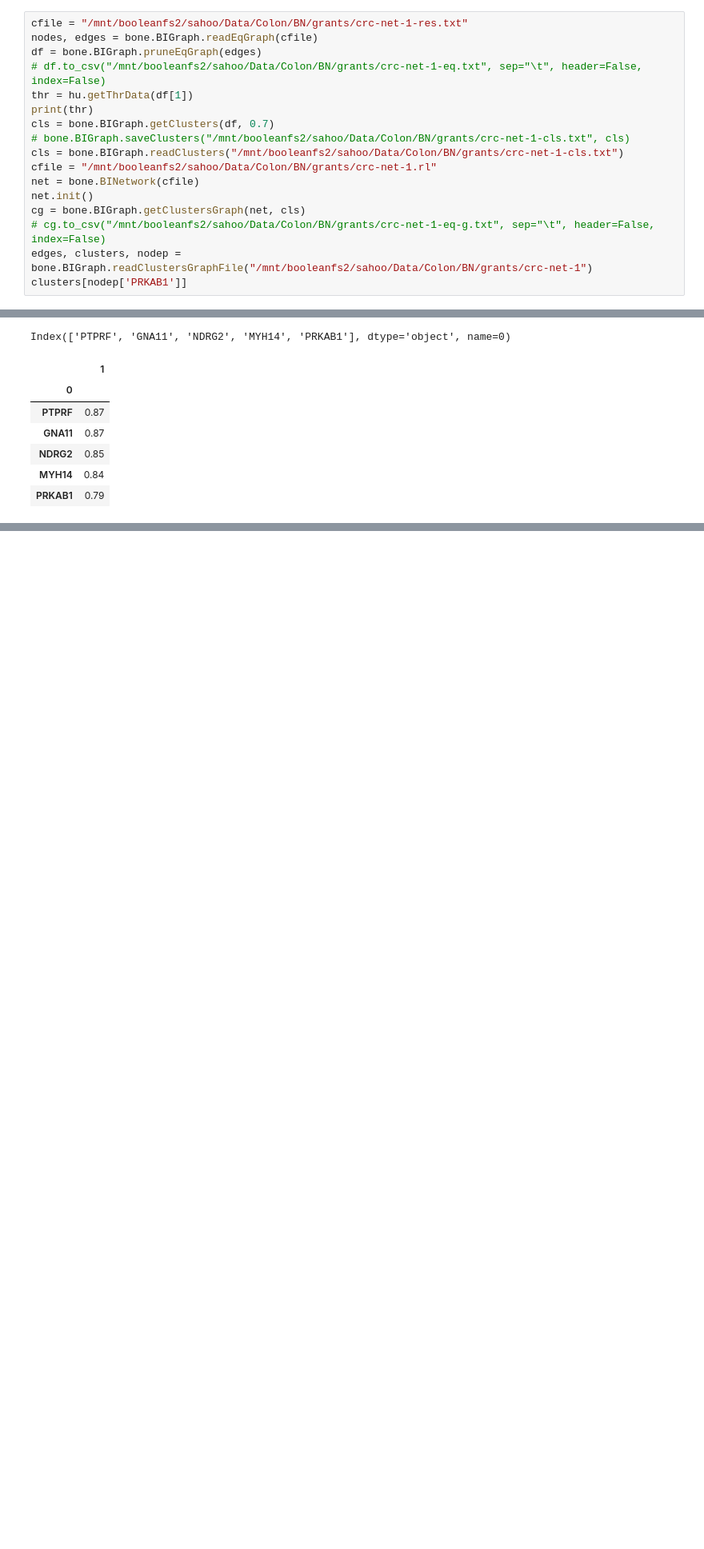
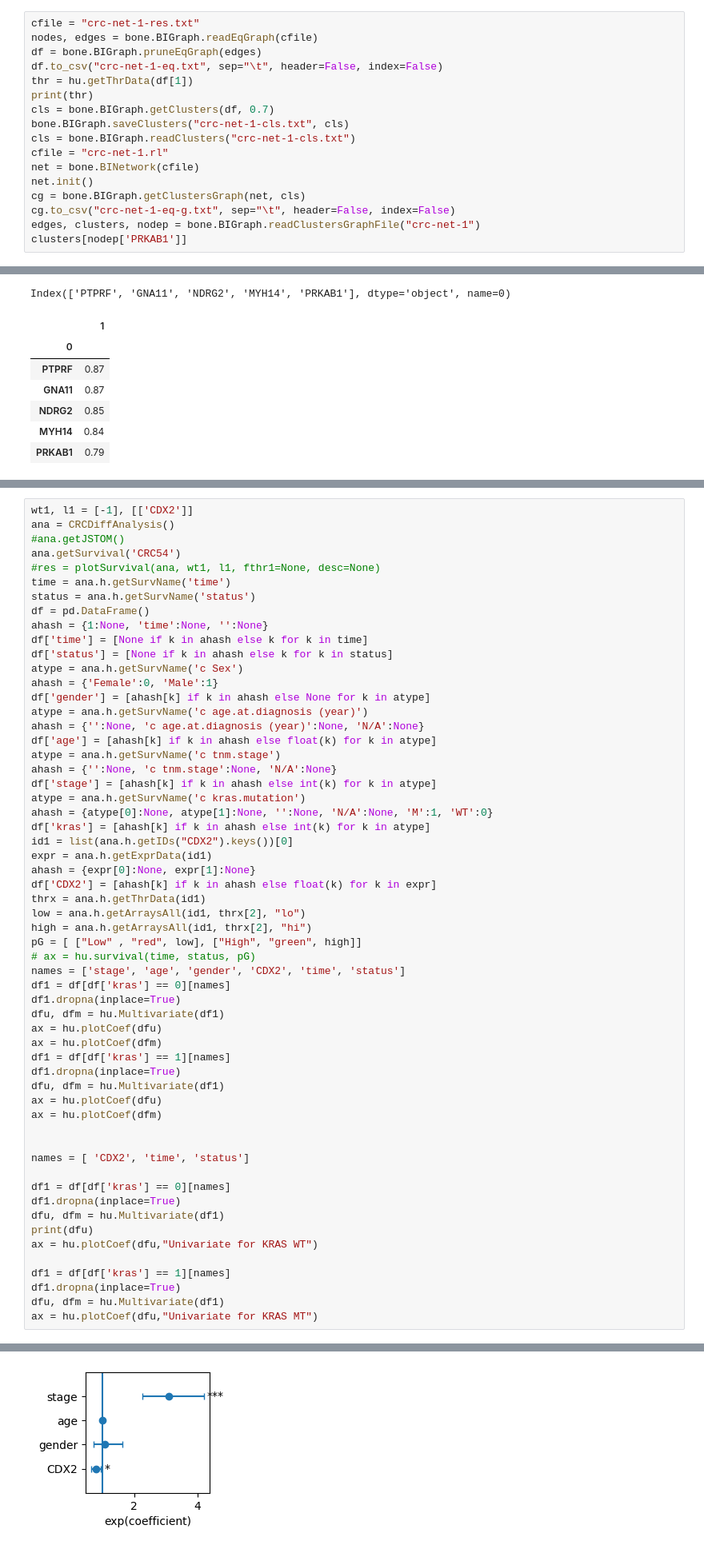
Before and after one commit to sahoo00/BoNE, a Jupyter notebook: Prodiff/Prodiff-Paper.ipynb, the cells around one changed output, grey strips where cells are left out. Shown at 80% size. Saved outputs shown, nothing was run; the diff lists cells and outputs as text; blank space fills up the shorter version.

```diff
--- a/Prodiff/Prodiff-Paper.ipynb
+++ b/Prodiff/Prodiff-Paper.ipynb
@@ -155,21 +155,21 @@ class CRCDiffAnalysis(bone.IBDAnalysis):
         self.initData(atype, atypes, ahash)
         return
 # %%
-cfile = "/mnt/booleanfs2/sahoo/Data/Colon/BN/grants/crc-net-1-res.txt"
+cfile = "crc-net-1-res.txt"
 nodes, edges = bone.BIGraph.readEqGraph(cfile)
 df = bone.BIGraph.pruneEqGraph(edges)
-# df.to_csv("/mnt/booleanfs2/sahoo/Data/Colon/BN/grants/crc-net-1-eq.txt", sep="\t", header=False, index=False)
+df.to_csv("crc-net-1-eq.txt", sep="\t", header=False, index=False)
 thr = hu.getThrData(df[1])
 print(thr)
 cls = bone.BIGraph.getClusters(df, 0.7)
-# bone.BIGraph.saveClusters("/mnt/booleanfs2/sahoo/Data/Colon/BN/grants/crc-net-1-cls.txt", cls)
-cls = bone.BIGraph.readClusters("/mnt/booleanfs2/sahoo/Data/Colon/BN/grants/crc-net-1-cls.txt")
-cfile = "/mnt/booleanfs2/sahoo/Data/Colon/BN/grants/crc-net-1.rl"
+bone.BIGraph.saveClusters("crc-net-1-cls.txt", cls)
+cls = bone.BIGraph.readClusters("crc-net-1-cls.txt")
+cfile = "crc-net-1.rl"
 net = bone.BINetwork(cfile)
 net.init()
 cg = bone.BIGraph.getClustersGraph(net, cls)
-# cg.to_csv("/mnt/booleanfs2/sahoo/Data/Colon/BN/grants/crc-net-1-eq-g.txt", sep="\t", header=False, index=False)
-edges, clusters, nodep = bone.BIGraph.readClustersGraphFile("/mnt/booleanfs2/sahoo/Data/Colon/BN/grants/crc-net-1")
+cg.to_csv("crc-net-1-eq-g.txt", sep="\t", header=False, index=False)
+edges, clusters, nodep = bone.BIGraph.readClustersGraphFile("crc-net-1")
 clusters[nodep['PRKAB1']]
 # %% [output]
 285706 edges Processed
@@ -563,0 +538,59 @@ ROC-AUC 0.91
+# %%
+wt1, l1 = [-1], [['CDX2']]
+ana = CRCDiffAnalysis()
+#ana.getJSTOM()
+ana.getSurvival('CRC54')
+#res = plotSurvival(ana, wt1, l1, fthr1=None, desc=None)
+time = ana.h.getSurvName('time')
+status = ana.h.getSurvName('status')
+df = pd.DataFrame()
+ahash = {1:None, 'time':None, '':None}
+df['time'] = [None if k in ahash else k for k in time]
+df['status'] = [None if k in ahash else k for k in status]
+atype = ana.h.getSurvName('c Sex')
+ahash = {'Female':0, 'Male':1}
+df['gender'] = [ahash[k] if k in ahash else None for k in atype]
+atype = ana.h.getSurvName('c age.at.diagnosis (year)')
+ahash = {'':None, 'c age.at.diagnosis (year)':None, 'N/A':None}
+df['age'] = [ahash[k] if k in ahash else float(k) for k in atype]
+atype = ana.h.getSurvName('c tnm.stage')
+ahash = {'':None, 'c tnm.stage':None, 'N/A':None}
+df['stage'] = [ahash[k] if k in ahash else int(k) for k in atype]
+atype = ana.h.getSurvName('c kras.mutation')
+ahash = {atype[0]:None, atype[1]:None, '':None, 'N/A':None, 'M':1, 'WT':0}
+df['kras'] = [ahash[k] if k in ahash else int(k) for k in atype]
+id1 = list(ana.h.getIDs("CDX2").keys())[0]
+expr = ana.h.getExprData(id1)
+ahash = {expr[0]:None, expr[1]:None}
+df['CDX2'] = [ahash[k] if k in ahash else float(k) for k in expr]
+thrx = ana.h.getThrData(id1)
+low = ana.h.getArraysAll(id1, thrx[2], "lo")
+high = ana.h.getArraysAll(id1, thrx[2], "hi")
+pG = [ ["Low" , "red", low], ["High", "green", high]]
+# ax = hu.survival(time, status, pG)
+names = ['stage', 'age', 'gender', 'CDX2', 'time', 'status']
+df1 = df[df['kras'] == 0][names]
+df1.dropna(inplace=True)
+dfu, dfm = hu.Multivariate(df1)
+ax = hu.plotCoef(dfu)
+ax = hu.plotCoef(dfm)
+df1 = df[df['kras'] == 1][names]
+df1.dropna(inplace=True)
+dfu, dfm = hu.Multivariate(df1)
+ax = hu.plotCoef(dfu)
+ax = hu.plotCoef(dfm)
+
+
+names = [ 'CDX2', 'time', 'status']
+
+df1 = df[df['kras'] == 0][names]
+df1.dropna(inplace=True)
+dfu, dfm = hu.Multivariate(df1)
+print(dfu)
+ax = hu.plotCoef(dfu,"Univariate for KRAS WT")
+
+df1 = df[df['kras'] == 1][names]
+df1.dropna(inplace=True)
+dfu, dfm = hu.Multivariate(df1)
+ax = hu.plotCoef(dfu,"Univariate for KRAS MT")
+# %% [output]
@@ -563,0 +605 @@ ROC-AUC 0.91
+[figure, added]
```
Also changed, not shown: parts of 7 cells of this notebook, 2 other files.
